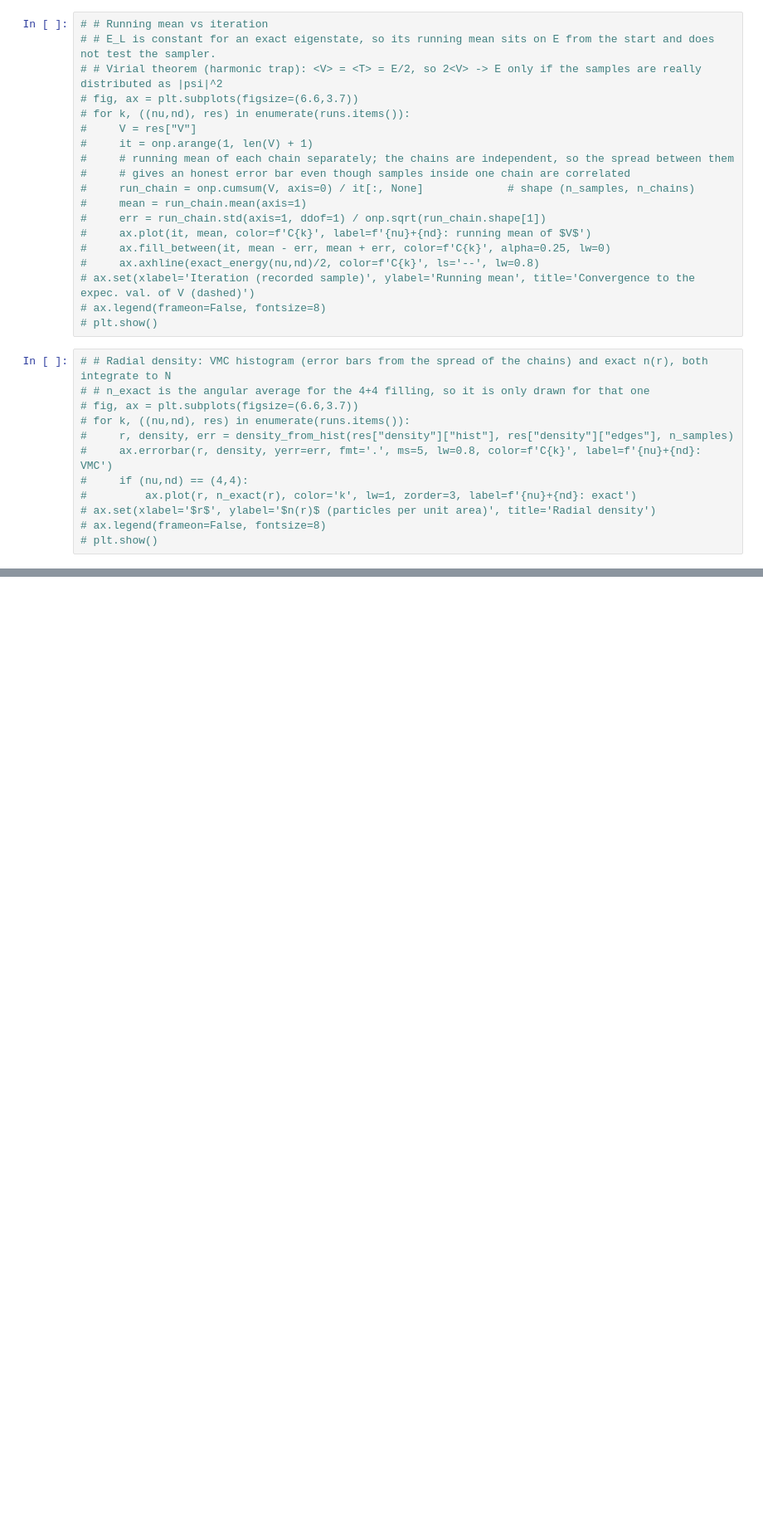
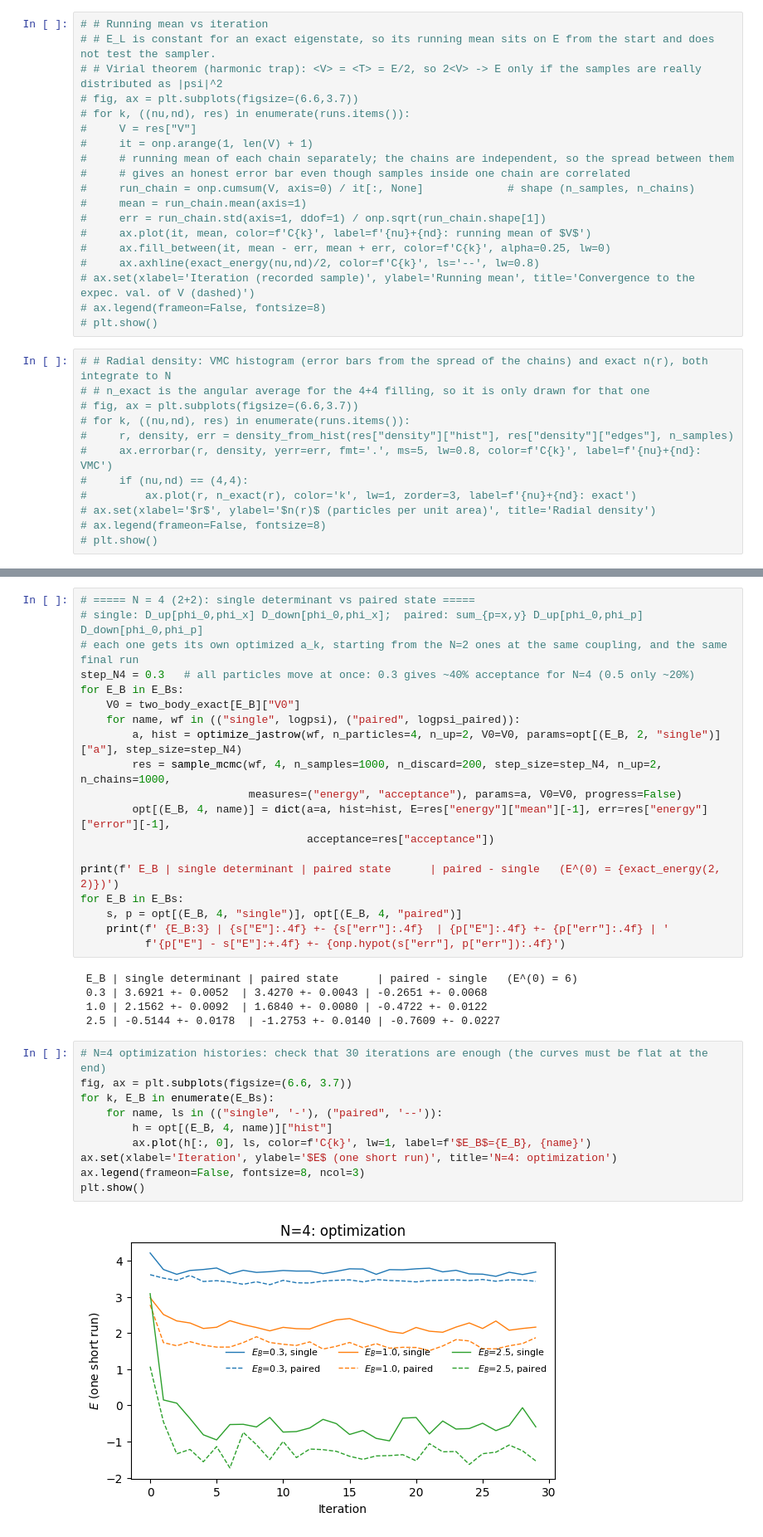
Before and after one commit to FrancescoMinisini/TPIV1, a Jupyter notebook: Project/tpiv_project/theory/vmc_fermions/experiments.ipynb, the cells around one changed output, grey strips where cells are left out. Shown at 83% size. Cells and saved outputs as stored; diff of their text form; blank space fills up the shorter version.

```diff
--- a/Project/tpiv_project/theory/vmc_fermions/experiments.ipynb
+++ b/Project/tpiv_project/theory/vmc_fermions/experiments.ipynb
@@ -75,0 +156,36 @@ from vmc_core import *
+# %%
+# ===== N = 4 (2+2): single determinant vs paired state =====
+# single: D_up[phi_0,phi_x] D_down[phi_0,phi_x];  paired: sum_{p=x,y} D_up[phi_0,phi_p] D_down[phi_0,phi_p]
+# each one gets its own optimized a_k, starting from the N=2 ones at the same coupling, and the same final run
+step_N4 = 0.3   # all particles move at once: 0.3 gives ~40% acceptance for N=4 (0.5 only ~20%)
+for E_B in E_Bs:
+    V0 = two_body_exact[E_B]["V0"]
+    for name, wf in (("single", logpsi), ("paired", logpsi_paired)):
+        a, hist = optimize_jastrow(wf, n_particles=4, n_up=2, V0=V0, params=opt[(E_B, 2, "single")]["a"], step_size=step_N4)
+        res = sample_mcmc(wf, 4, n_samples=1000, n_discard=200, step_size=step_N4, n_up=2, n_chains=1000,
+                          measures=("energy", "acceptance"), params=a, V0=V0, progress=False)
+        opt[(E_B, 4, name)] = dict(a=a, hist=hist, E=res["energy"]["mean"][-1], err=res["energy"]["error"][-1],
+                                   acceptance=res["acceptance"])
+
+print(f' E_B | single determinant | paired state      | paired - single   (E^(0) = {exact_energy(2, 2)})')
+for E_B in E_Bs:
+    s, p = opt[(E_B, 4, "single")], opt[(E_B, 4, "paired")]
+    print(f' {E_B:3} | {s["E"]:.4f} +- {s["err"]:.4f}  | {p["E"]:.4f} +- {p["err"]:.4f} | '
+          f'{p["E"] - s["E"]:+.4f} +- {onp.hypot(s["err"], p["err"]):.4f}')
+# %% [output]
+ E_B | single determinant | paired state      | paired - single   (E^(0) = 6)
+ 0.3 | 3.6921 +- 0.0052  | 3.4270 +- 0.0043 | -0.2651 +- 0.0068
+ 1.0 | 2.1562 +- 0.0092  | 1.6840 +- 0.0080 | -0.4722 +- 0.0122
+ 2.5 | -0.5144 +- 0.0178  | -1.2753 +- 0.0140 | -0.7609 +- 0.0227
+# %%
+# N=4 optimization histories: check that 30 iterations are enough (the curves must be flat at the end)
+fig, ax = plt.subplots(figsize=(6.6, 3.7))
+for k, E_B in enumerate(E_Bs):
+    for name, ls in (("single", '-'), ("paired", '--')):
+        h = opt[(E_B, 4, name)]["hist"]
+        ax.plot(h[:, 0], ls, color=f'C{k}', lw=1, label=f'$E_B$={E_B}, {name}')
+ax.set(xlabel='Iteration', ylabel='$E$ (one short run)', title='N=4: optimization')
+ax.legend(frameon=False, fontsize=8, ncol=3)
+plt.show()
+# %% [output]
+[figure, added]
```
Also changed, not shown: parts of 4 cells of this notebook, 2 other files.
